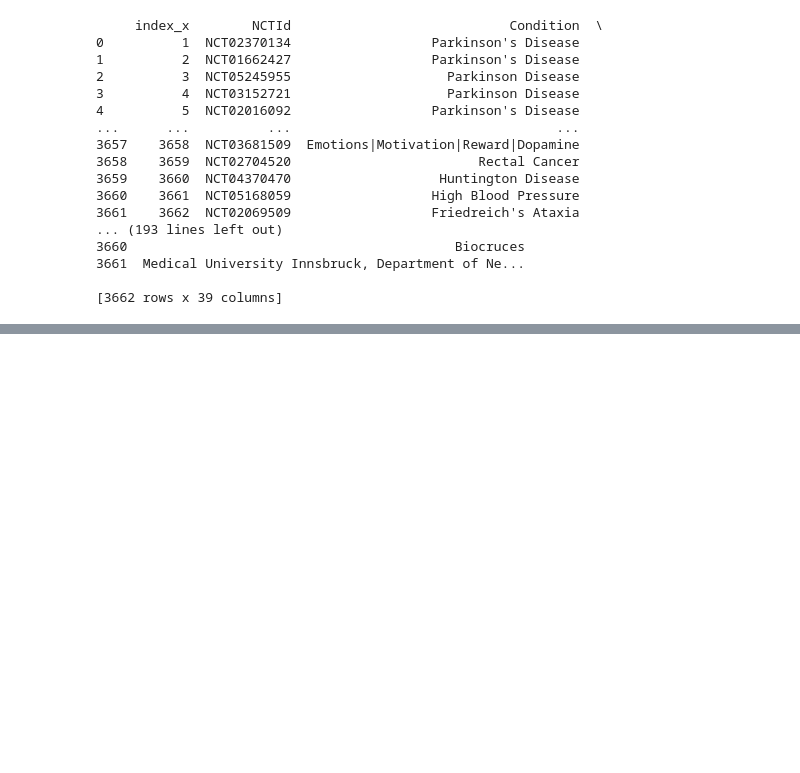
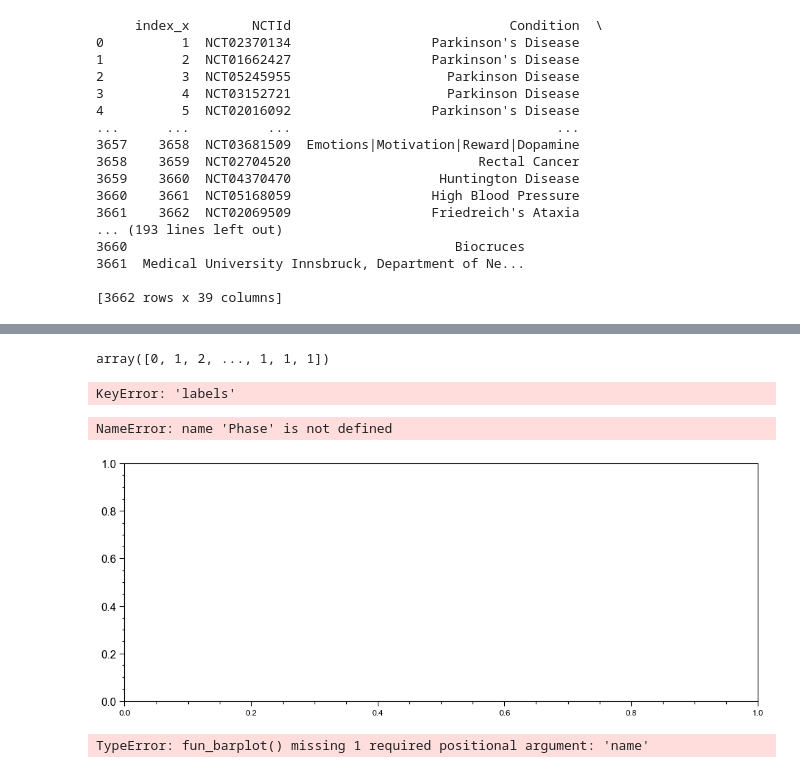
Before and after one commit to ricyoung/API_CT, a Jupyter notebook: api_ct_v3_manual_code.ipynb, the cells around one changed output, grey strips where cells are left out. Drawn from its saved outputs; the diff is of its cells as text; code cells hidden in the pictures; blank space fills up the shorter version.

```diff
--- a/api_ct_v3_manual_code.ipynb
+++ b/api_ct_v3_manual_code.ipynb
@@ -448,0 +456,30 @@ print(result)
+# %%
+labels
+# %% [output]
+array([0, 1, 2, ..., 1, 1, 1])
+# %%
+# plotdata = result(['Phase'])
+# plotdata = plotdata.dropna(['Phase'])
+# plotdata = plotdata.dropna(['OverallStatus'])
+# plotdata.plot(kind="bar")
+result["labels"].plot()
+# %% [output]
+KeyError: 'labels'
+# %%
+import matplotlib.pyplot as plt
+fig = plt.figure()
+ax = fig.add_axes([0,0,1,1])
+ax.bar(Phase)
+plt.show()
+
+
+
+
+#  fig3 = plt.figure()
+#   dtx['Phase'].value_counts().plot(kind='bar', color='r')
+#   plt.legend()
+#   plt.show()
+#   plt.close(fig3)
+# %% [output]
+NameError: name 'Phase' is not defined
+[figure, added]
@@ -448,0 +530,4 @@ print(result)
+# %%
+fun_barplot()
+# %% [output]
+TypeError: fun_barplot() missing 1 required positional argument: 'name'
```
Also changed, not shown: parts of 17 cells of this notebook, 1 other file.
